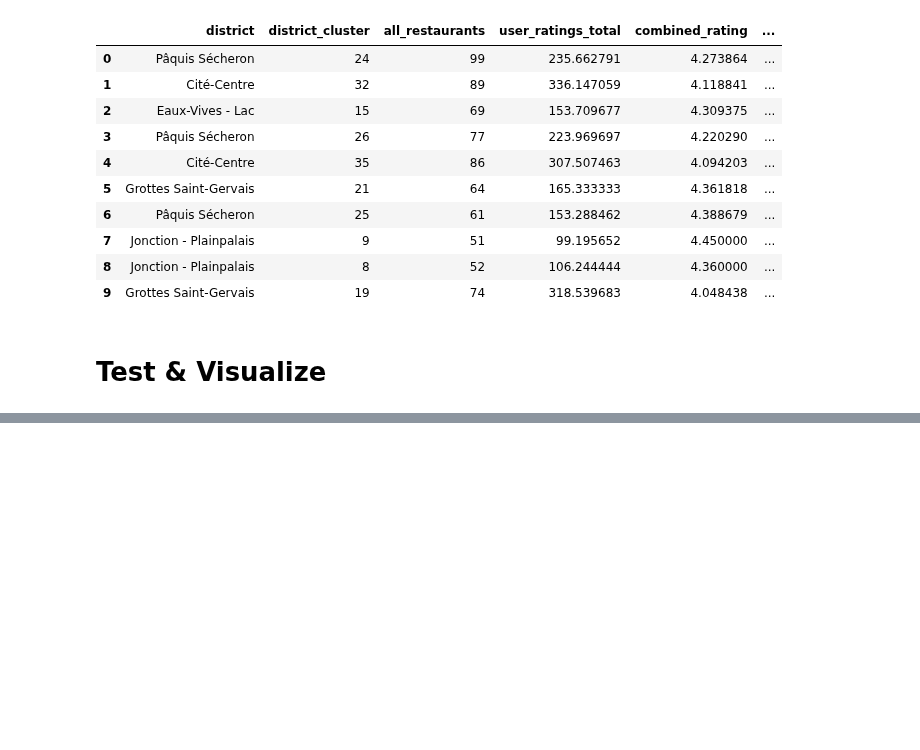
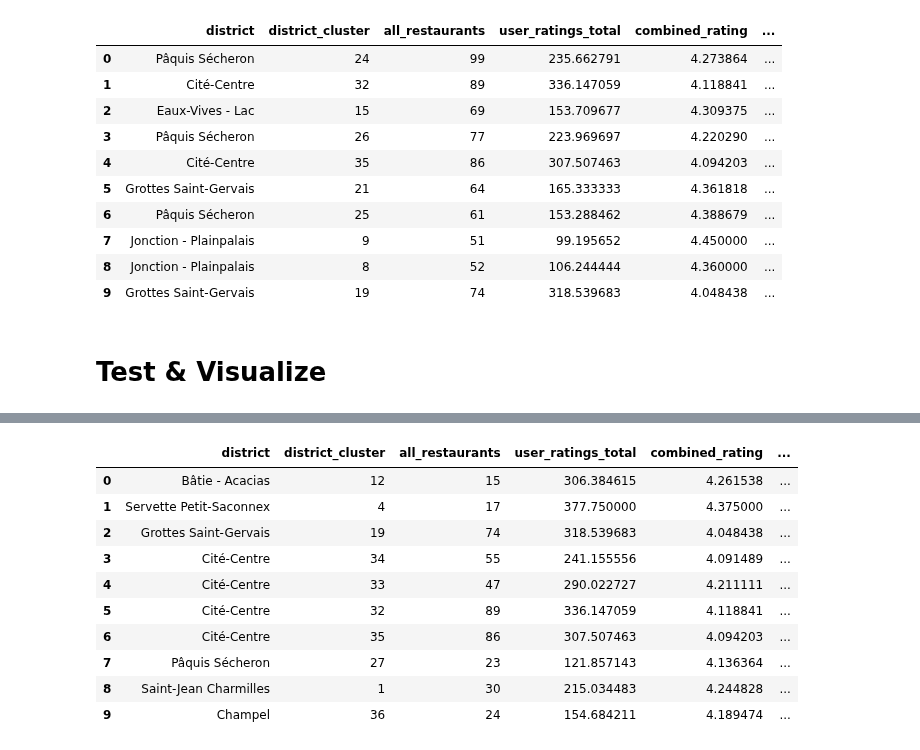
Before and after one commit to burakonurlu/best_restaurant_location, a Jupyter notebook: notebooks/burak_select_location_v1_05.ipynb, the cells around one changed output, grey strips where cells are left out. Drawn from its saved outputs; the diff is of its cells as text; code cells hidden in the pictures; blank space fills up the shorter version.

```diff
--- a/notebooks/burak_select_location_v1_05.ipynb
+++ b/notebooks/burak_select_location_v1_05.ipynb
@@ -464,0 +542,15 @@ df_district[df_district['district']==rest_district][['district_zoom']][0]
+# %%
+best_locations = pick_location(data, 'All', 'All', 'All', 2, 2, 2)[0]
+best_locations
+# %% [output]
+|  | district | district_cluster | all_restaurants | user_ratings_total | combined_rating | ... |
+| 0 | Bâtie - Acacias | 12 | 15 | 306.384615 | 4.261538 | ... |
+| 1 | Servette Petit-Saconnex | 4 | 17 | 377.750000 | 4.375000 | ... |
+| 2 | Grottes Saint-Gervais | 19 | 74 | 318.539683 | 4.048438 | ... |
+| 3 | Cité-Centre | 34 | 55 | 241.155556 | 4.091489 | ... |
+| 4 | Cité-Centre | 33 | 47 | 290.022727 | 4.211111 | ... |
+| 5 | Cité-Centre | 32 | 89 | 336.147059 | 4.118841 | ... |
+| 6 | Cité-Centre | 35 | 86 | 307.507463 | 4.094203 | ... |
+| 7 | Pâquis Sécheron | 27 | 23 | 121.857143 | 4.136364 | ... |
+| 8 | Saint-Jean Charmilles | 1 | 30 | 215.034483 | 4.244828 | ... |
+| 9 | Champel | 36 | 24 | 154.684211 | 4.189474 | ... |
```
Also changed, not shown: parts of 12 cells of this notebook, 13 other files.
